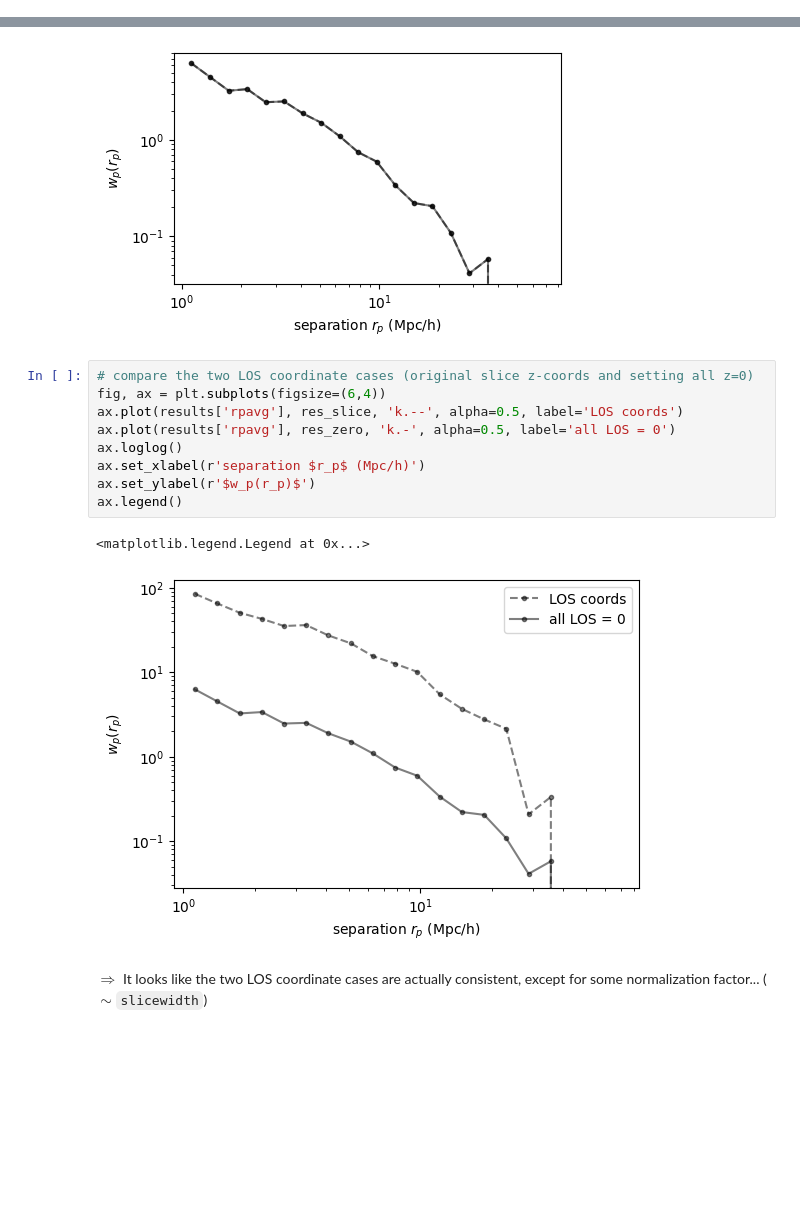
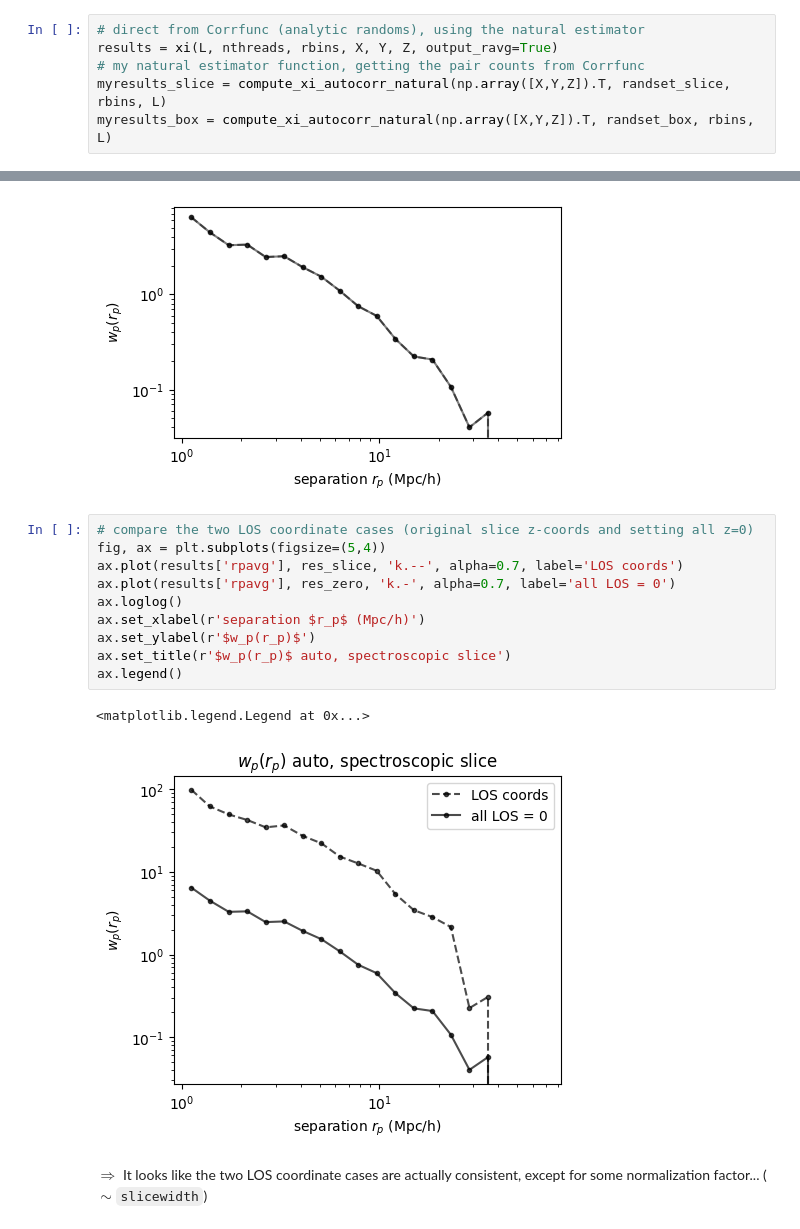
Before and after one commit to abbyw24/small-scale_cross-corrs, a Jupyter notebook: notebooks/xcorrs_2D_projected_27-9-23.ipynb, the cells around one changed output, grey strips where cells are left out. Cells and saved outputs as stored; diff of their text form; blank space fills up the shorter version.

```diff
--- a/notebooks/xcorrs_2D_projected_27-9-23.ipynb
+++ b/notebooks/xcorrs_2D_projected_27-9-23.ipynb
@@ -374,0 +378,6 @@ $\Rightarrow$ I think the slice random set is the correct one!!
+# %%
+# direct from Corrfunc (analytic randoms), using the natural estimator
+results = xi(L, nthreads, rbins, X, Y, Z, output_ravg=True)
+# my natural estimator function, getting the pair counts from Corrfunc
+myresults_slice = compute_xi_autocorr_natural(np.array([X,Y,Z]).T, randset_slice, rbins, L)
+myresults_box = compute_xi_autocorr_natural(np.array([X,Y,Z]).T, randset_box, rbins, L)
@@ -481,16 +507,17 @@ Text(0, 0.5, '$w_p(r_p)$')
 [figure]
 # %%
 # compare the two LOS coordinate cases (original slice z-coords and setting all z=0)
-fig, ax = plt.subplots(figsize=(6,4))
-ax.plot(results['rpavg'], res_slice, 'k.--', alpha=0.5, label='LOS coords')
-ax.plot(results['rpavg'], res_zero, 'k.-', alpha=0.5, label='all LOS = 0')
+fig, ax = plt.subplots(figsize=(5,4))
+ax.plot(results['rpavg'], res_slice, 'k.--', alpha=0.7, label='LOS coords')
+ax.plot(results['rpavg'], res_zero, 'k.-', alpha=0.7, label='all LOS = 0')
 ax.loglog()
 ax.set_xlabel(r'separation $r_p$ (Mpc/h)')
 ax.set_ylabel(r'$w_p(r_p)$')
+ax.set_title(r'$w_p(r_p)$ auto, spectroscopic slice')
 ax.legend()
 # %% [output]
 <matplotlib.legend.Legend at 0x...>
-[figure, old version]
+[figure, new version]
 # %% [markdown]
 $\Rightarrow$ It looks like the two LOS coordinate cases are actually consistent, except for some normalization factor... ($\sim$`slicewidth`)
 # %% [markdown]
```
Also changed, not shown: parts of 9 cells of this notebook, 1 other file.
